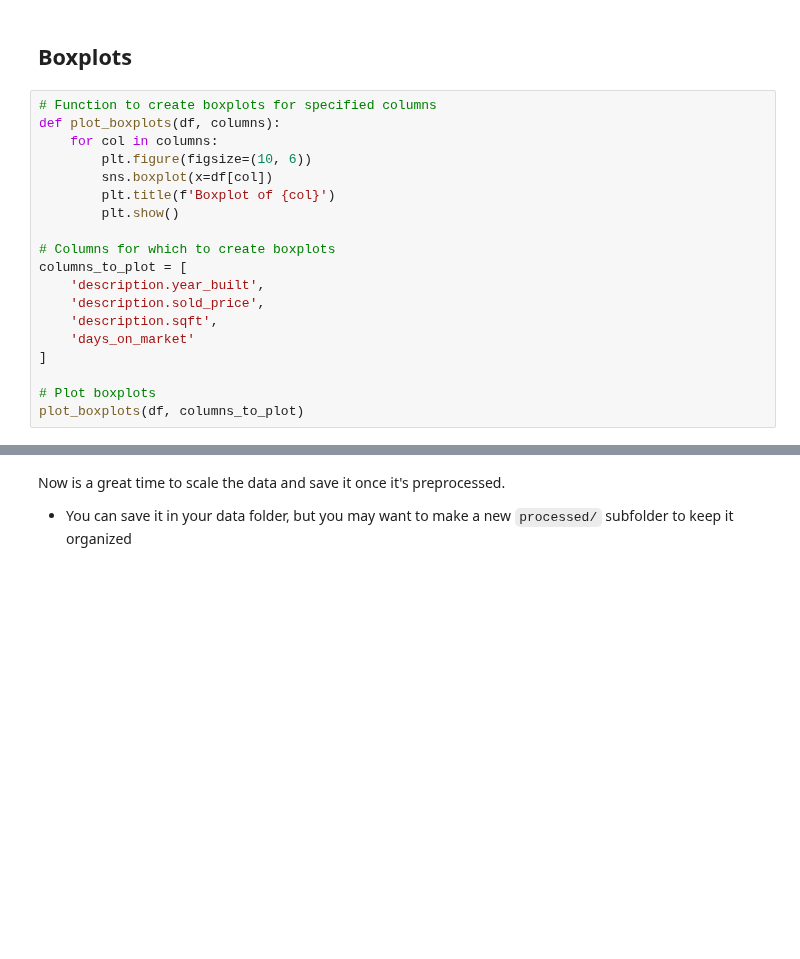
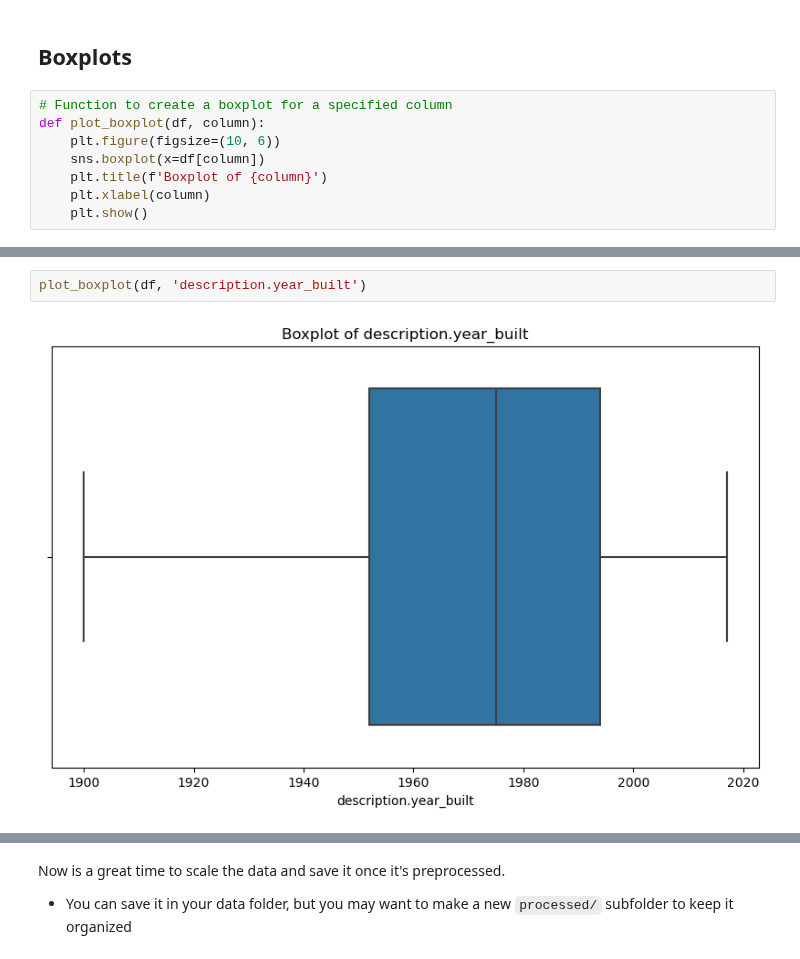
Before and after one commit to rdebullain/ML-supervised_real_estate_data, a Jupyter notebook: notebooks/1 - EDA.ipynb, the cells around one changed output, grey strips where cells are left out. Drawn from its saved outputs; the diff is of its cells as text; blank space fills up the shorter version.

```diff
--- a/notebooks/1 - EDA.ipynb
+++ b/notebooks/1 - EDA.ipynb
@@ -975,21 +975,10 @@ The heatmap indicates which features are most influential in determining the sol
 # %% [markdown]
 ## Boxplots
 # %%
-# Function to create boxplots for specified columns
-def plot_boxplots(df, columns):
-    for col in columns:
-        plt.figure(figsize=(10, 6))
-        sns.boxplot(x=df[col])
-        plt.title(f'Boxplot of {col}')
-        plt.show()
-
-# Columns for which to create boxplots
-columns_to_plot = [
-    'description.year_built',
-    'description.sold_price',
-    'description.sqft',
-    'days_on_market'
-]
-
-# Plot boxplots
-plot_boxplots(df, columns_to_plot)
+# Function to create a boxplot for a specified column
+def plot_boxplot(df, column):
+    plt.figure(figsize=(10, 6))
+    sns.boxplot(x=df[column])
+    plt.title(f'Boxplot of {column}')
+    plt.xlabel(column)
+    plt.show()
@@ -1000,0 +985,4 @@ plot_boxplots(df, columns_to_plot)
+# %%
+plot_boxplot(df, 'description.year_built')
+# %% [output]
+[figure, added]
```
Also changed, not shown: parts of 4 cells of this notebook.
